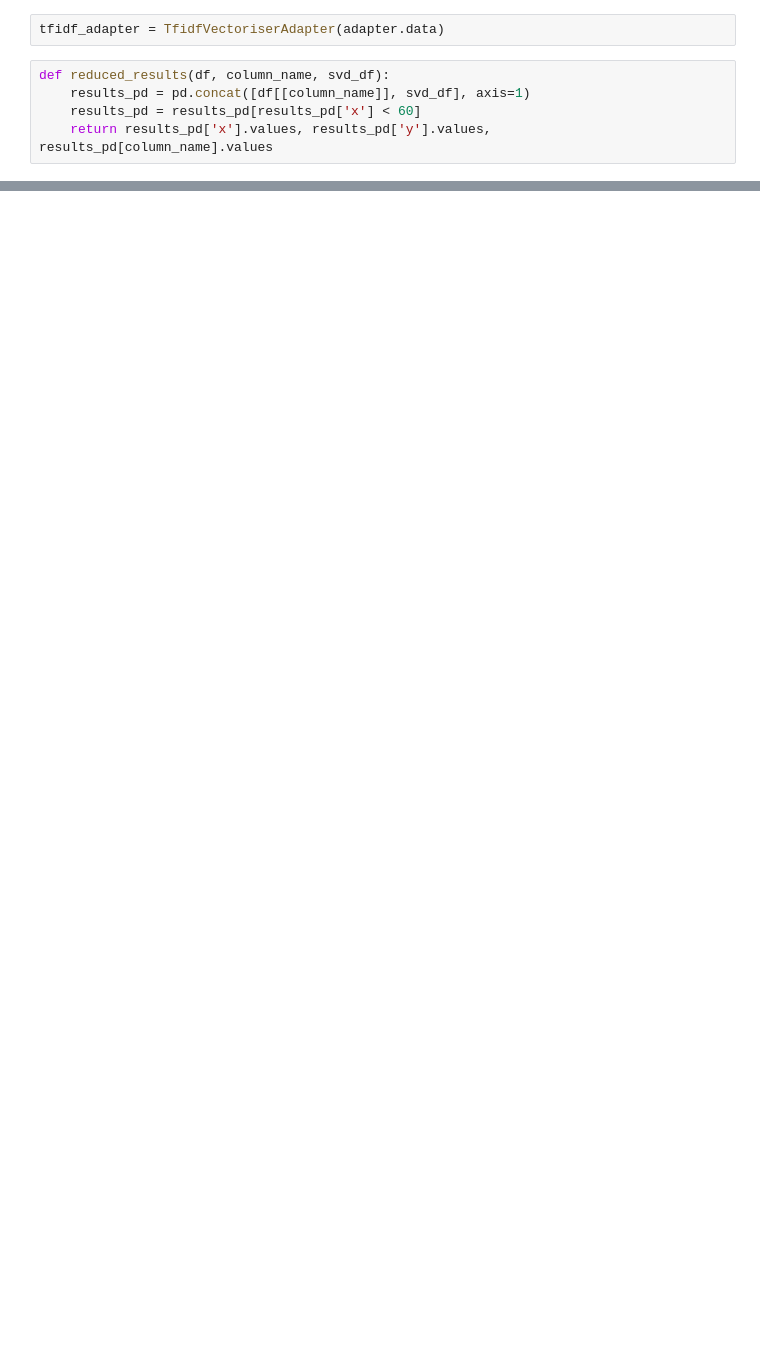
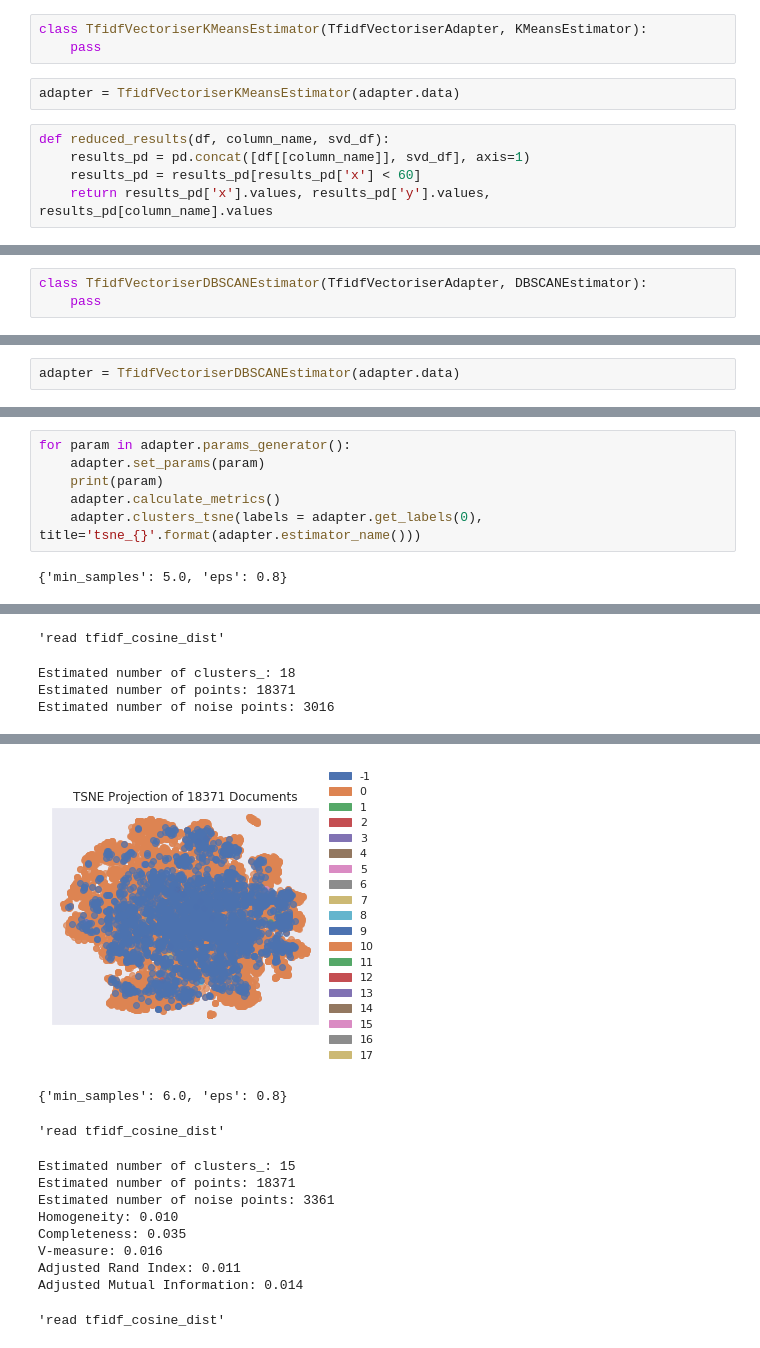
Before and after one commit to GA239/DS_course, a Jupyter notebook: HW6/clustering.ipynb, the cells around one changed output, grey strips where cells are left out. Drawn from its saved outputs; the diff is of its cells as text; blank space fills up the shorter version.

Commit message:
dbscan progress

```diff
--- a/HW6/clustering.ipynb
+++ b/HW6/clustering.ipynb
@@ -484,5 +619,8 @@ class TfidfVectoriserAdapter(DataAdapter, PlotterScatter):
+# %%
+class TfidfVectoriserKMeansEstimator(TfidfVectoriserAdapter, KMeansEstimator):
+    pass
 # %%
-tfidf_adapter = TfidfVectoriserAdapter(adapter.data)
+adapter = TfidfVectoriserKMeansEstimator(adapter.data)
 # %%
 def reduced_results(df, column_name, svd_df):
     results_pd = pd.concat([df[[column_name]], svd_df], axis=1)
@@ -568,0 +788,3 @@ tfidf_adapter.calculate_metrics(2)
+# %%
+class TfidfVectoriserDBSCANEstimator(TfidfVectoriserAdapter, DBSCANEstimator):
+    pass
@@ -568,0 +803,2 @@ tfidf_adapter.calculate_metrics(2)
+# %%
+adapter = TfidfVectoriserDBSCANEstimator(adapter.data)
@@ -568,0 +851,8 @@ tfidf_adapter.calculate_metrics(2)
+# %%
+for param in adapter.params_generator():
+    adapter.set_params(param)
+    print(param)
+    adapter.calculate_metrics()
+    adapter.clusters_tsne(labels = adapter.get_labels(0), title='tsne_{}'.format(adapter.estimator_name()))
+# %% [output]
+{'min_samples': 5.0, 'eps': 0.8}
@@ -568,0 +868,4 @@ tfidf_adapter.calculate_metrics(2)
+'read tfidf_cosine_dist'
+Estimated number of clusters_: 18
+Estimated number of points: 18371
+Estimated number of noise points: 3016
@@ -568,0 +890,12 @@ tfidf_adapter.calculate_metrics(2)
+[figure, added]
+{'min_samples': 6.0, 'eps': 0.8}
+'read tfidf_cosine_dist'
+Estimated number of clusters_: 15
+Estimated number of points: 18371
+Estimated number of noise points: 3361
+Homogeneity: 0.010
+Completeness: 0.035
+V-measure: 0.016
+Adjusted Rand Index: 0.011
+Adjusted Mutual Information: 0.014
+'read tfidf_cosine_dist'
```
Also changed, not shown: parts of 43 cells of this notebook, 17 other files.
